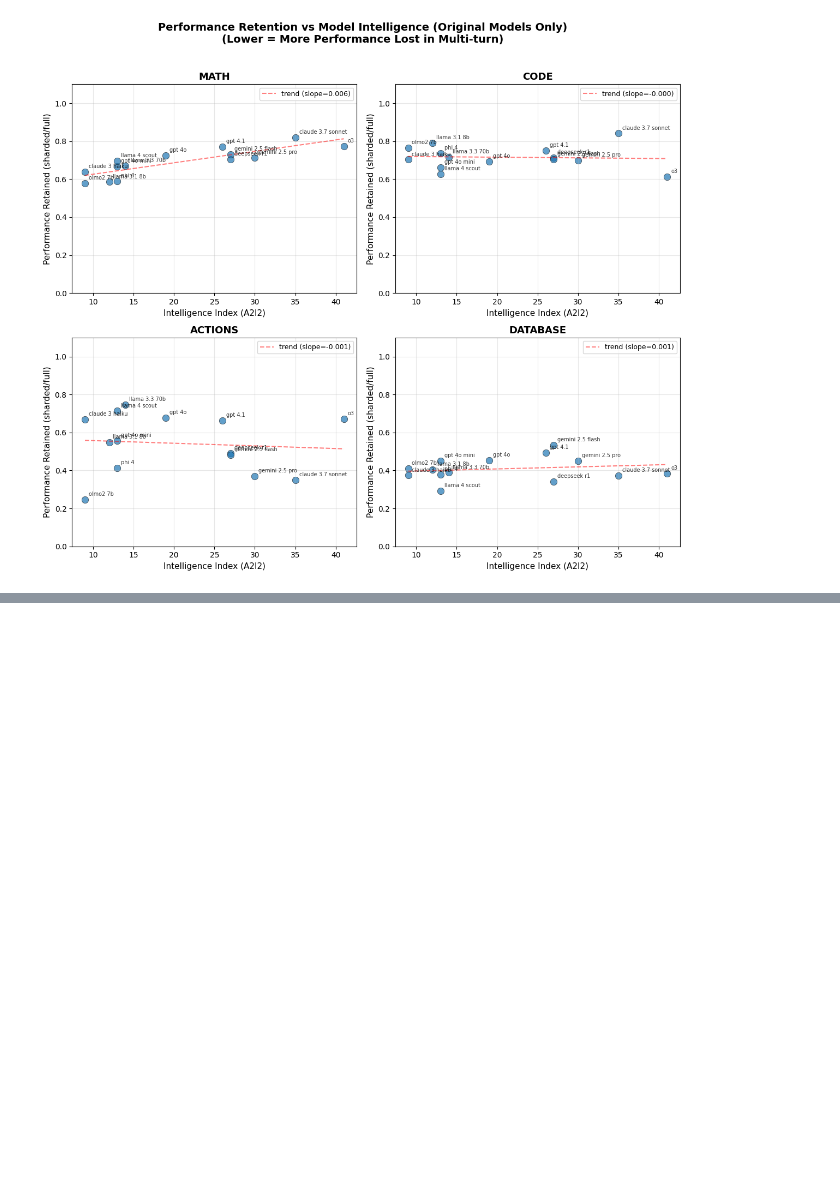
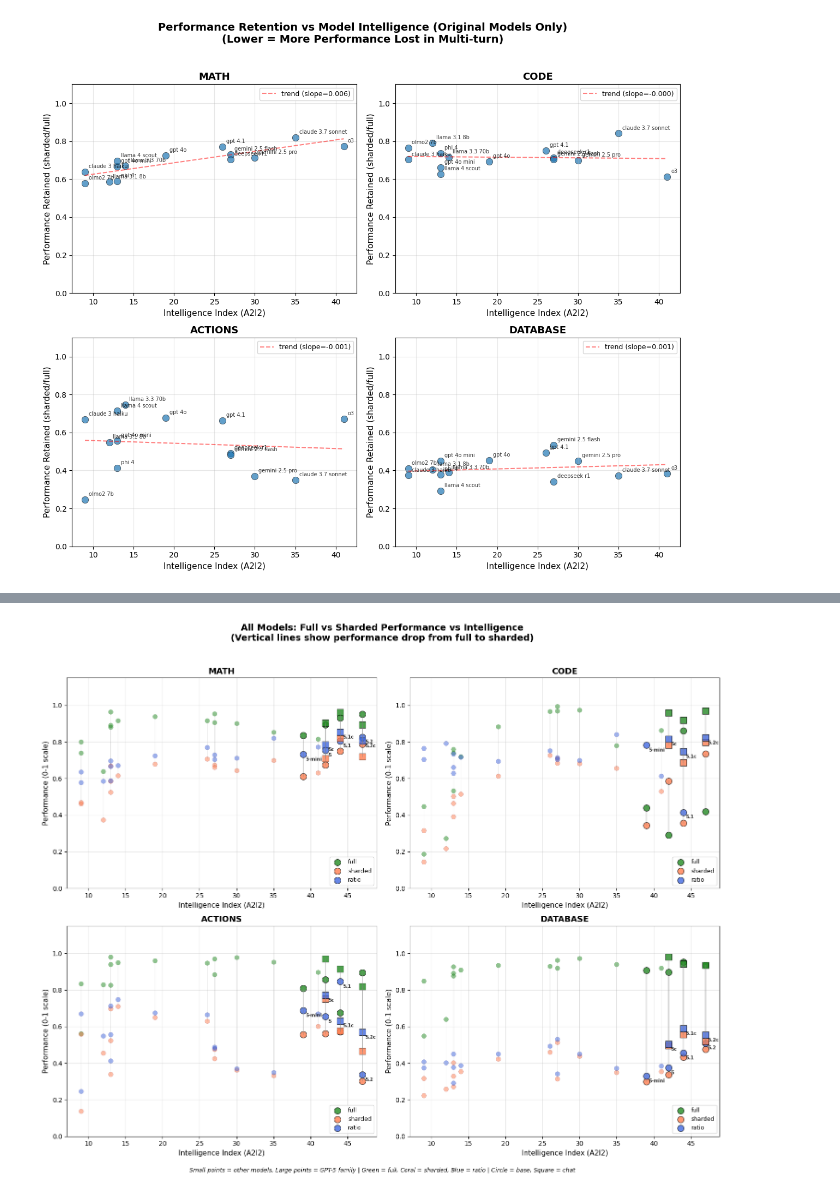
Before and after one commit to matt-seb-ho/ctx_editor, a Jupyter notebook: notebooks/plot_against_capacity.ipynb, the cells around one changed output, grey strips where cells are left out. Drawn from its saved outputs; the diff is of its cells as text; code cells hidden in the pictures; blank space fills up the shorter version.

```diff
--- a/notebooks/plot_against_capacity.ipynb
+++ b/notebooks/plot_against_capacity.ipynb
@@ -294,0 +614,89 @@ plt.show()
+# %%
+# =============================================================================
+# FIGURE: All Models - Full, Sharded, and Ratio
+# =============================================================================
+fig, axes = plt.subplots(2, 2, figsize=(15, 12))
+axes = axes.flatten()
+
+colors = {'full': 'forestgreen', 'sharded': 'coral', 'ratio': 'royalblue'}
+
+for ax, task in zip(axes, tasks_of_interest):
+    task_df = df_combined_norm[df_combined_norm["task"] == task].copy()
+
+    # Separate original vs GPT-5
+    orig_df = task_df[task_df["source"] == "original"]
+    gpt5_df = task_df[task_df["source"] == "gpt5"]
+
+    # --- Original models (smaller, lighter) ---
+    # Full (green circles)
+    ax.scatter(orig_df["intelligence"], orig_df["full"],
+               s=50, alpha=0.5, edgecolors='darkgreen', linewidth=0.3,
+               color=colors['full'], marker='o')
+    # Sharded (coral circles)
+    ax.scatter(orig_df["intelligence"], orig_df["sharded"],
+               s=50, alpha=0.5, edgecolors='darkred', linewidth=0.3,
+               color=colors['sharded'], marker='o')
+    # Ratio (blue circles)
+    ax.scatter(orig_df["intelligence"], orig_df["proportion_retained"],
+               s=50, alpha=0.5, edgecolors='darkblue', linewidth=0.3,
+               color=colors['ratio'], marker='o')
+
+    # Connect full->sharded for original
+    for _, row in orig_df.iterrows():
+        ax.plot([row["intelligence"], row["intelligence"]],
+                [row["full"], row["sharded"]],
+                color='gray', alpha=0.15, linewidth=0.8)
+
+    # --- GPT-5 models (larger, bolder) ---
+    gpt5_df["variant"] = gpt5_df["model"].apply(lambda x: "chat" if "-chat" in x else "base")
+
+    for variant in ["base", "chat"]:
+        vdf = gpt5_df[gpt5_df["variant"] == variant]
+        marker = 'o' if variant == "base" else 's'
+
+        # Full (green)
+        ax.scatter(vdf["intelligence"], vdf["full"],
+                   s=100, alpha=0.8, edgecolors='black', linewidth=0.8,
+                   color=colors['full'], marker=marker,
+                   label=f"full" if variant == "base" else None)
+        # Sharded (coral)
+        ax.scatter(vdf["intelligence"], vdf["sharded"],
+                   s=100, alpha=0.8, edgecolors='black', linewidth=0.8,
+                   color=colors['sharded'], marker=marker,
+                   label=f"sharded" if variant == "base" else None)
+        # Ratio (blue)
+        ax.scatter(vdf["intelligence"], vdf["proportion_retained"],
+                   s=100, alpha=0.8, edgecolors='black', linewidth=0.8,
+                   color=colors['ratio'], marker=marker,
+                   label=f"ratio" if variant == "base" else None)
+
+        # Connect full->sharded
+        for _, row in vdf.iterrows():
+            ax.plot([row["intelligence"], row["intelligence"]],
+                    [row["full"], row["sharded"]],
+                    color='gray', alpha=0.4, linewidth=1.2)
+
+    # Labels for GPT-5 models only (at ratio position)
+    for _, row in gpt5_df.iterrows():
+        label = row["model"].replace("gpt-", "").replace("-chat", "c")
+        ax.annotate(label, (row["intelligence"], row["proportion_retained"]),
+                    fontsize=7, alpha=0.8, fontweight='bold',
+                    xytext=(4, -10), textcoords='offset points')
+
+    ax.set_xlabel("Intelligence Index (A2I2)", fontsize=11)
+    ax.set_ylabel("Performance (0-1 scale)", fontsize=11)
+    ax.set_title(f"{task.upper()}", fontsize=13, fontweight='bold')
+    ax.grid(True, alpha=0.3)
+    ax.set_ylim(0, 1.15)
+    ax.legend(loc='lower right', fontsize=9)
+
+fig.text(0.5, 0.01,
+         "Small points = other models, Large points = GPT-5 family | Green = full, Coral = sharded, Blue = ratio | Circle = base, Square = chat",
+         ha='center', fontsize=9, style='italic')
+
+plt.suptitle("All Models: Full vs Sharded Performance vs Intelligence\n(Vertical lines show performance drop from full to sharded)",
+             fontsize=14, fontweight='bold', y=1.0)
+plt.tight_layout(rect=[0, 0.025, 1, 0.98])
+plt.savefig("all_models_full_sharded_ratio.png", dpi=150, bbox_inches='tight')
+plt.show()
+# %% [output]
@@ -294,0 +723 @@ plt.show()
+[figure, added]
```
Also changed, not shown: parts of 13 cells of this notebook, 17 other files.
